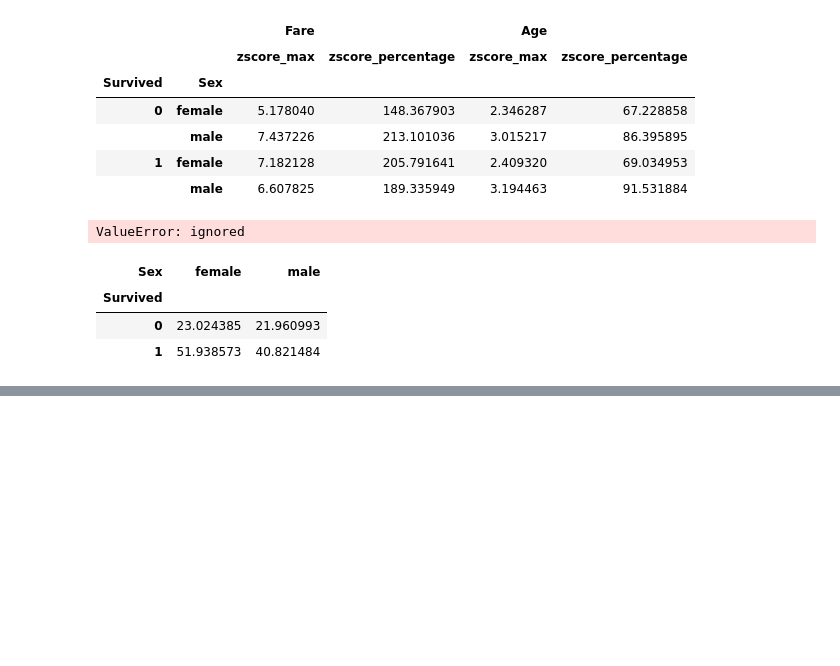
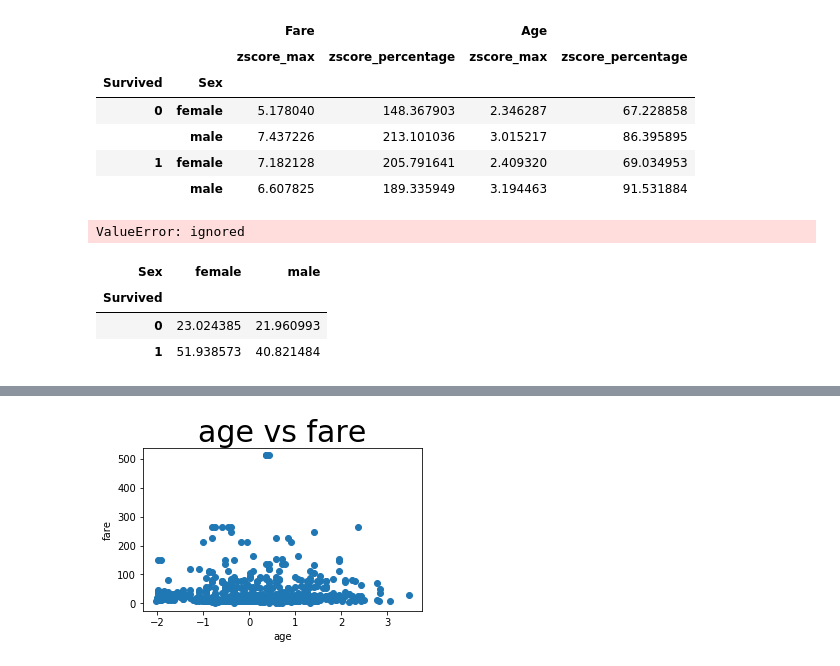
Before and after one commit to shoulhafiz/python_data_science, a Jupyter notebook: refreshing_pandas.ipynb, the cells around one changed output, grey strips where cells are left out. Saved outputs shown, nothing was run; the diff lists cells and outputs as text; code cells hidden in the pictures; blank space fills up the shorter version.

```diff
--- a/refreshing_pandas.ipynb
+++ b/refreshing_pandas.ipynb
@@ -284,3 +284,15 @@ df.pivot_table(index = 'Survived', columns = ['Sex', 'Pclass'],
 | Survived |  |  |  |  |  |  |  |  |  |  |  | ... |
 | 0 | -0.277787 | 0.434055 | -0.405126 | 1.025249 | 0.252814 | -0.168314 | 110.604167 | 18.250000 | 19.773093 | 62.89491 | 19.488965 | ... |
 | 1 | 0.360967 | -0.111477 | -0.714322 | 0.451139 | -0.942189 | -0.511487 | 105.978159 | 22.288989 | 12.464526 | 74.63732 | 21.095100 | ... |
+# %%
+import matplotlib.pyplot as plt
+
+plt.figure(figsize = (5, 3)) # 500 x 300 pixels
+
+plt.scatter(df['Age'], df['Fare'])
+plt.xlabel('age')
+plt.ylabel('fare')
+plt.title('age vs fare', fontsize = 30)
+plt.show()
+# %% [output]
+[figure, added]
```
Also changed, not shown: parts of 5 cells of this notebook.
